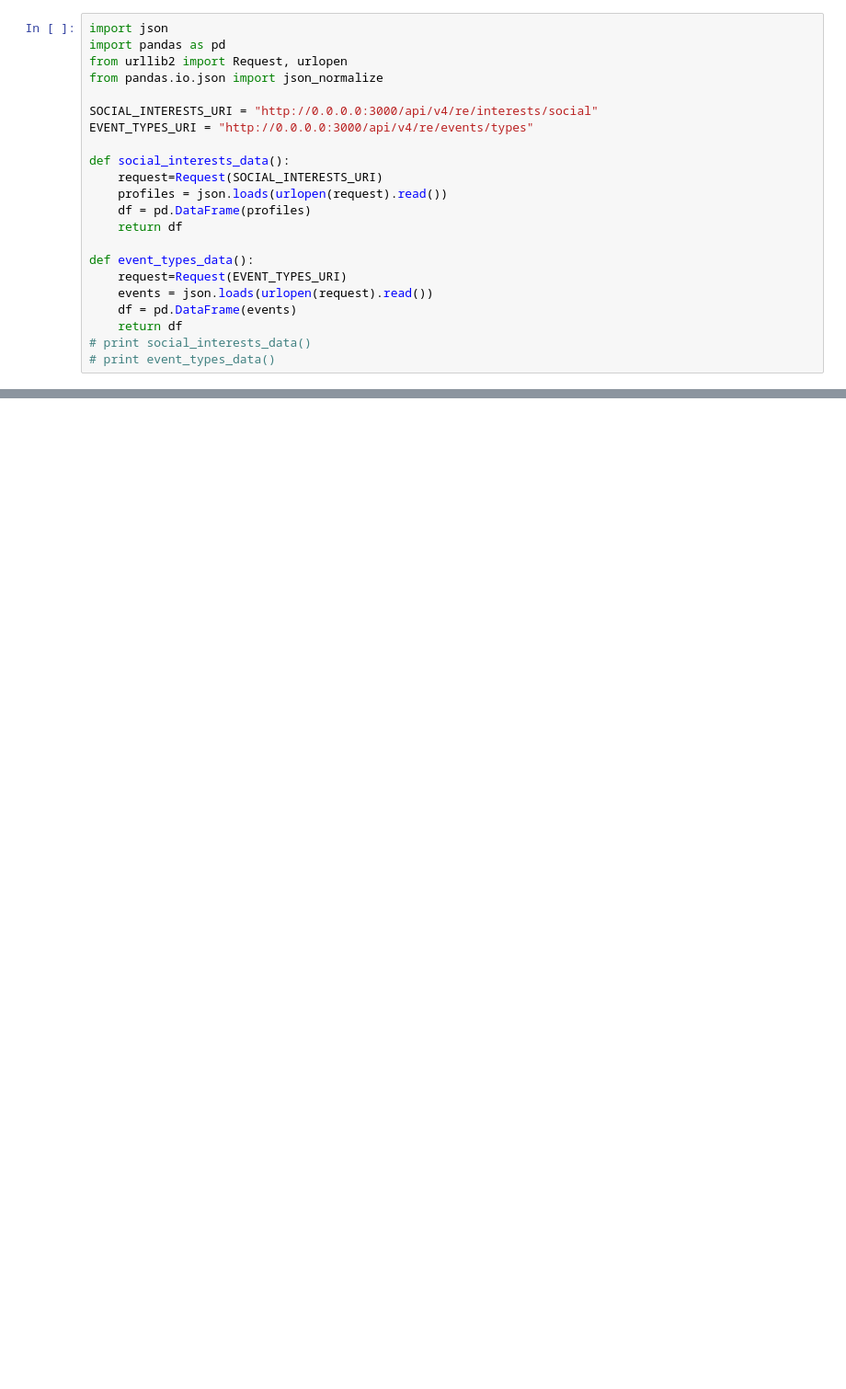
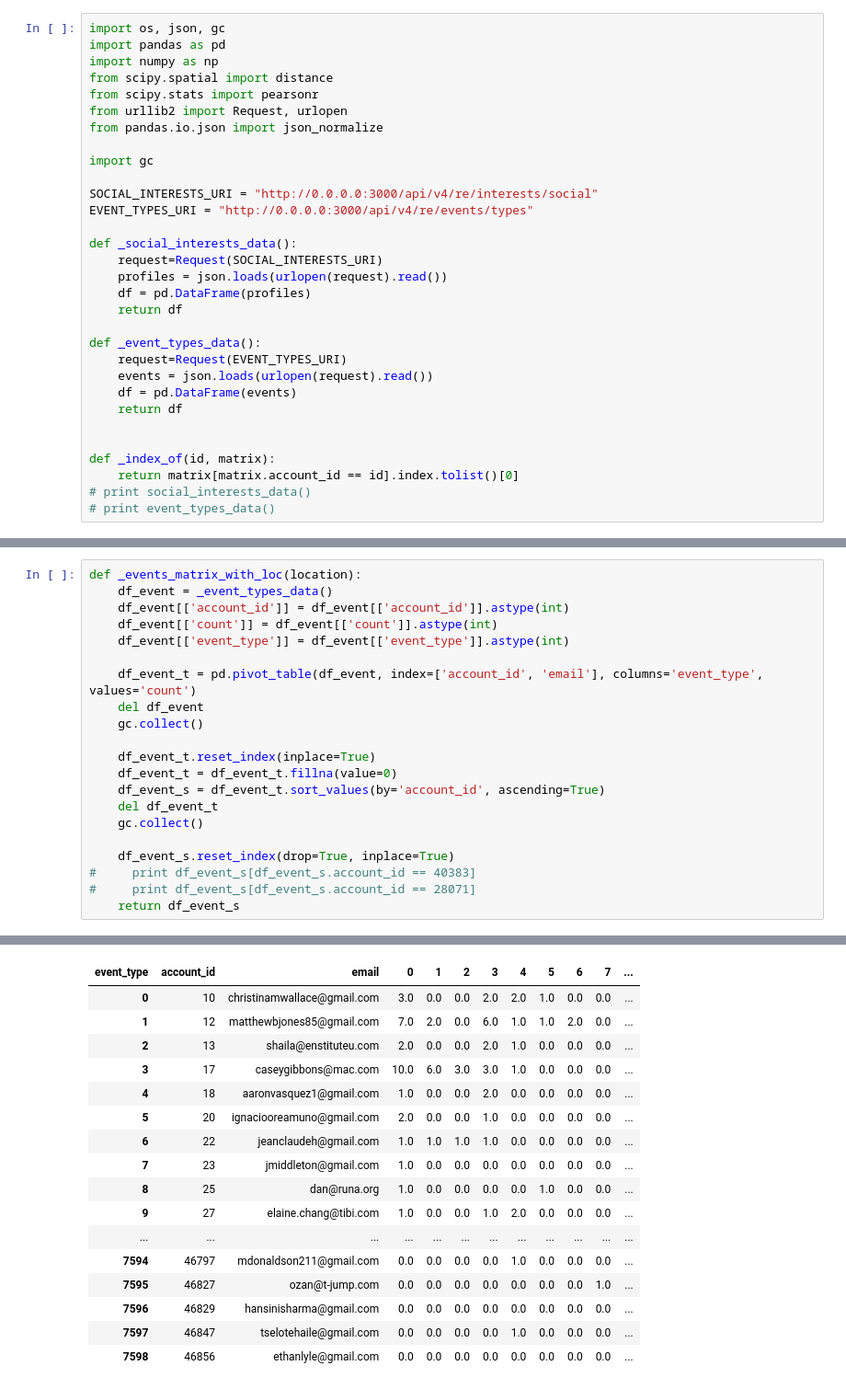
Before and after one commit to GORDON17/py_rrfm_re, a Jupyter notebook: Untitled.ipynb, the cells around one changed output, grey strips where cells are left out. Shown at 92% size. Saved outputs shown, nothing was run; the diff lists cells and outputs as text; blank space fills up the shorter version.

```diff
--- a/Untitled.ipynb
+++ b/Untitled.ipynb
@@ -1,23 +1,32 @@
 # %%
-import json
+import os, json, gc
 import pandas as pd
+import numpy as np
+from scipy.spatial import distance
+from scipy.stats import pearsonr
 from urllib2 import Request, urlopen
 from pandas.io.json import json_normalize
+
+import gc
 
 SOCIAL_INTERESTS_URI = "http://0.0.0.0:3000/api/v4/re/interests/social"
 EVENT_TYPES_URI = "http://0.0.0.0:3000/api/v4/re/events/types"
 
-def social_interests_data():
+def _social_interests_data():
     request=Request(SOCIAL_INTERESTS_URI)
     profiles = json.loads(urlopen(request).read())
     df = pd.DataFrame(profiles)
     return df
 
-def event_types_data():
+def _event_types_data():
     request=Request(EVENT_TYPES_URI)
     events = json.loads(urlopen(request).read())
     df = pd.DataFrame(events)
     return df
+
+
+def _index_of(id, matrix):
+    return matrix[matrix.account_id == id].index.tolist()[0]
 # print social_interests_data()
 # print event_types_data()
 # %%
@@ -127,0 +116,22 @@ social  account_id                    location  Adventure Travel  \
+# %%
+def _events_matrix_with_loc(location):
+    df_event = _event_types_data()
+    df_event[['account_id']] = df_event[['account_id']].astype(int)
+    df_event[['count']] = df_event[['count']].astype(int)
+    df_event[['event_type']] = df_event[['event_type']].astype(int)
+
+    df_event_t = pd.pivot_table(df_event, index=['account_id', 'email'], columns='event_type', values='count')
+    del df_event
+    gc.collect()
+
+    df_event_t.reset_index(inplace=True)
+    df_event_t = df_event_t.fillna(value=0)
+    df_event_s = df_event_t.sort_values(by='account_id', ascending=True)
+    del df_event_t
+    gc.collect()
+
+    df_event_s.reset_index(drop=True, inplace=True)
+#     print df_event_s[df_event_s.account_id == 40383]
+#     print df_event_s[df_event_s.account_id == 28071]
+    return df_event_s
+# %% [output]
@@ -127,0 +148,17 @@ social  account_id                    location  Adventure Travel  \
+| event_type | account_id | email | 0 | 1 | 2 | 3 | 4 | 5 | 6 | 7 | ... |
+| 0 | 10 | christinamwallace@gmail.com | 3.0 | 0.0 | 0.0 | 2.0 | 2.0 | 1.0 | 0.0 | 0.0 | ... |
+| 1 | 12 | matthewbjones85@gmail.com | 7.0 | 2.0 | 0.0 | 6.0 | 1.0 | 1.0 | 2.0 | 0.0 | ... |
+| 2 | 13 | shaila@enstituteu.com | 2.0 | 0.0 | 0.0 | 2.0 | 1.0 | 0.0 | 0.0 | 0.0 | ... |
+| 3 | 17 | caseygibbons@mac.com | 10.0 | 6.0 | 3.0 | 3.0 | 1.0 | 0.0 | 0.0 | 0.0 | ... |
+| 4 | 18 | aaronvasquez1@gmail.com | 1.0 | 0.0 | 0.0 | 2.0 | 0.0 | 0.0 | 0.0 | 0.0 | ... |
+| 5 | 20 | ignaciooreamuno@gmail.com | 2.0 | 0.0 | 0.0 | 1.0 | 0.0 | 0.0 | 0.0 | 0.0 | ... |
+| 6 | 22 | jeanclaudeh@gmail.com | 1.0 | 1.0 | 1.0 | 1.0 | 0.0 | 0.0 | 0.0 | 0.0 | ... |
+| 7 | 23 | jmiddleton@gmail.com | 1.0 | 0.0 | 0.0 | 0.0 | 0.0 | 0.0 | 0.0 | 0.0 | ... |
+| 8 | 25 | dan@runa.org | 1.0 | 0.0 | 0.0 | 0.0 | 0.0 | 1.0 | 0.0 | 0.0 | ... |
+| 9 | 27 | elaine.chang@tibi.com | 1.0 | 0.0 | 0.0 | 1.0 | 2.0 | 0.0 | 0.0 | 0.0 | ... |
+| ... | ... | ... | ... | ... | ... | ... | ... | ... | ... | ... | ... |
+| 7594 | 46797 | mdonaldson211@gmail.com | 0.0 | 0.0 | 0.0 | 0.0 | 1.0 | 0.0 | 0.0 | 0.0 | ... |
+| 7595 | 46827 | ozan@t-jump.com | 0.0 | 0.0 | 0.0 | 0.0 | 0.0 | 0.0 | 0.0 | 1.0 | ... |
+| 7596 | 46829 | hansinisharma@gmail.com | 0.0 | 0.0 | 0.0 | 0.0 | 0.0 | 0.0 | 0.0 | 0.0 | ... |
+| 7597 | 46847 | tselotehaile@gmail.com | 0.0 | 0.0 | 0.0 | 0.0 | 1.0 | 0.0 | 0.0 | 0.0 | ... |
+| 7598 | 46856 | ethanlyle@gmail.com | 0.0 | 0.0 | 0.0 | 0.0 | 0.0 | 0.0 | 0.0 | 0.0 | ... |
```
Also changed, not shown: parts of 6 cells of this notebook, 5 other files.
